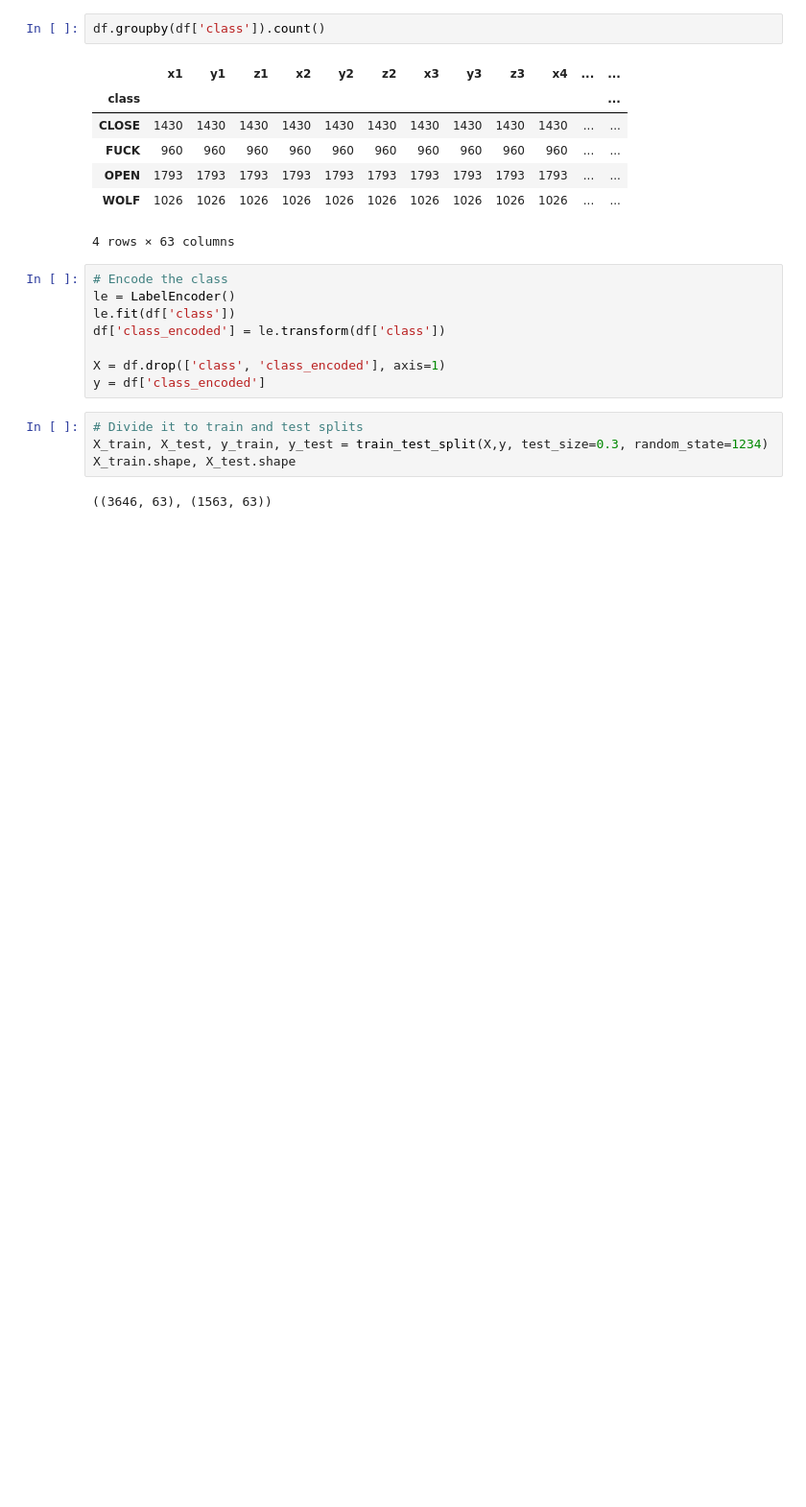
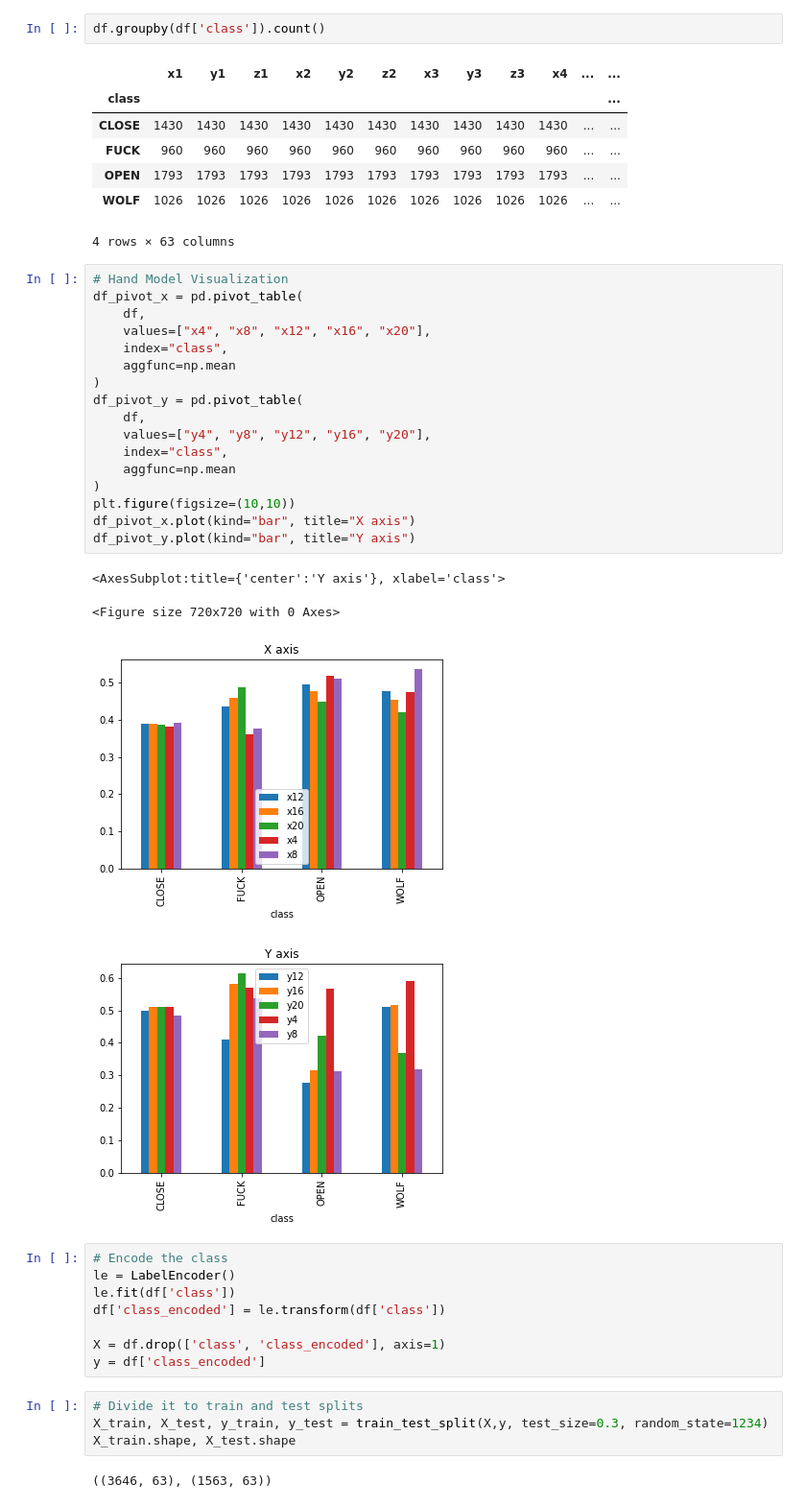
Before and after one commit to farazkh80/AirMouse, a Jupyter notebook: ModelPrototypes/GestureClassifierNet.ipynb, the cells around one changed output. Shown at 96% size. Cells and saved outputs as stored; diff of their text form; blank space fills up the shorter version.

```diff
--- a/ModelPrototypes/GestureClassifierNet.ipynb
+++ b/ModelPrototypes/GestureClassifierNet.ipynb
@@ -55,6 +55,28 @@ df.groupby(df['class']).count()
 | OPEN | 1793 | 1793 | 1793 | 1793 | 1793 | 1793 | 1793 | 1793 | 1793 | 1793 | ... | ... |
 | WOLF | 1026 | 1026 | 1026 | 1026 | 1026 | 1026 | 1026 | 1026 | 1026 | 1026 | ... | ... |
 4 rows × 63 columns
+# %%
+# Hand Model Visualization
+df_pivot_x = pd.pivot_table(
+    df,
+    values=["x4", "x8", "x12", "x16", "x20"],
+    index="class",
+    aggfunc=np.mean
+)
+df_pivot_y = pd.pivot_table(
+    df,
+    values=["y4", "y8", "y12", "y16", "y20"],
+    index="class",
+    aggfunc=np.mean
+)
+plt.figure(figsize=(10,10))
+df_pivot_x.plot(kind="bar", title="X axis")
+df_pivot_y.plot(kind="bar", title="Y axis")
+# %% [output]
+<AxesSubplot:title={'center':'Y axis'}, xlabel='class'>
+<Figure size 720x720 with 0 Axes>
+[figure, added]
+[figure, added]
 # %%
 # Encode the class
 le = LabelEncoder()
```
Also changed, not shown: parts of 9 cells of this notebook, 2 other files.
